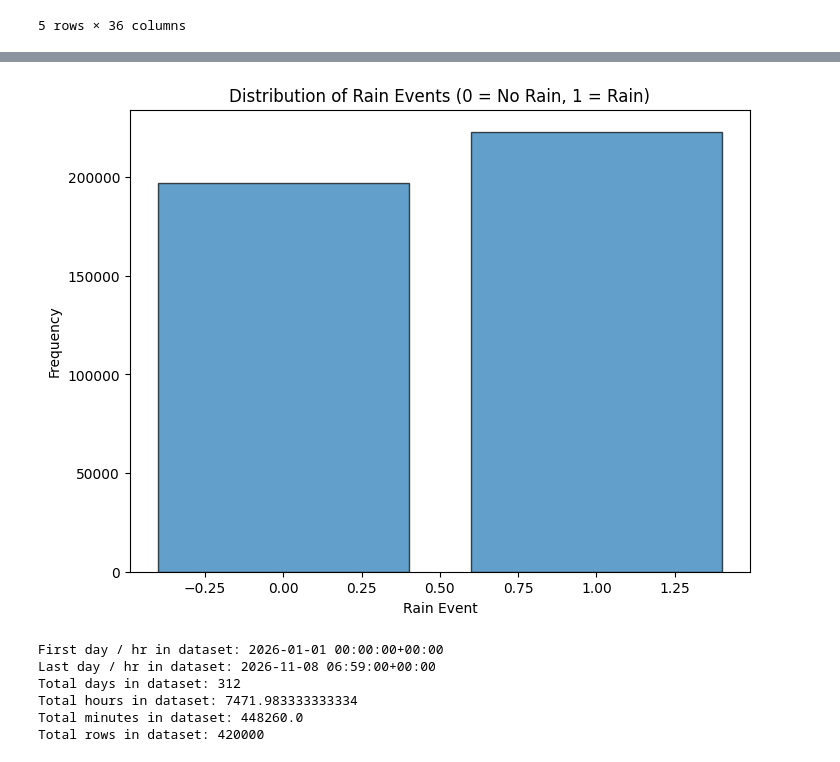
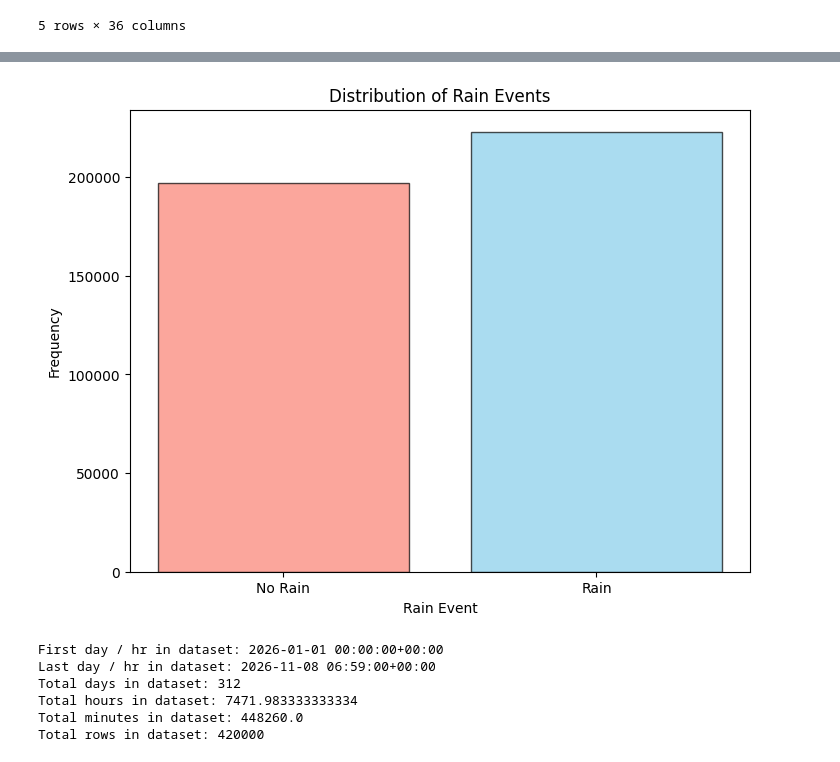
Before and after one commit to jhatch3/claude, a Jupyter notebook: main.ipynb, the cells around one changed output, grey strips where cells are left out. Cells and saved outputs as stored; diff of their text form; code cells hidden in the pictures.

```diff
--- a/main.ipynb
+++ b/main.ipynb
@@ -61,14 +61,14 @@ columns
  'snr_delta']
 # %%
 plt.figure(figsize=(8, 6))
-plt.bar(df['rain_event'].value_counts().index, df['rain_event'].value_counts().values, edgecolor='black', alpha=0.7)
+plt.bar(df['rain_event'].value_counts().index, df['rain_event'].value_counts().values, edgecolor='black', alpha=0.7, color=['skyblue', 'salmon'])
 plt.xlabel('Rain Event')
 plt.ylabel('Frequency')
-plt.title('Distribution of Rain Events (0 = No Rain, 1 = Rain)')
-
+plt.title('Distribution of Rain Events')
+plt.xticks([0, 1], ['No Rain', 'Rain'])
 plt.show()
 # %% [output]
-[figure, old version]
+[figure, new version]
 # %%
 first_day = df['timestamp'].min()
 last_day = df['timestamp'].max()
```
Also changed, not shown: parts of 7 cells of this notebook, 1 other file.
